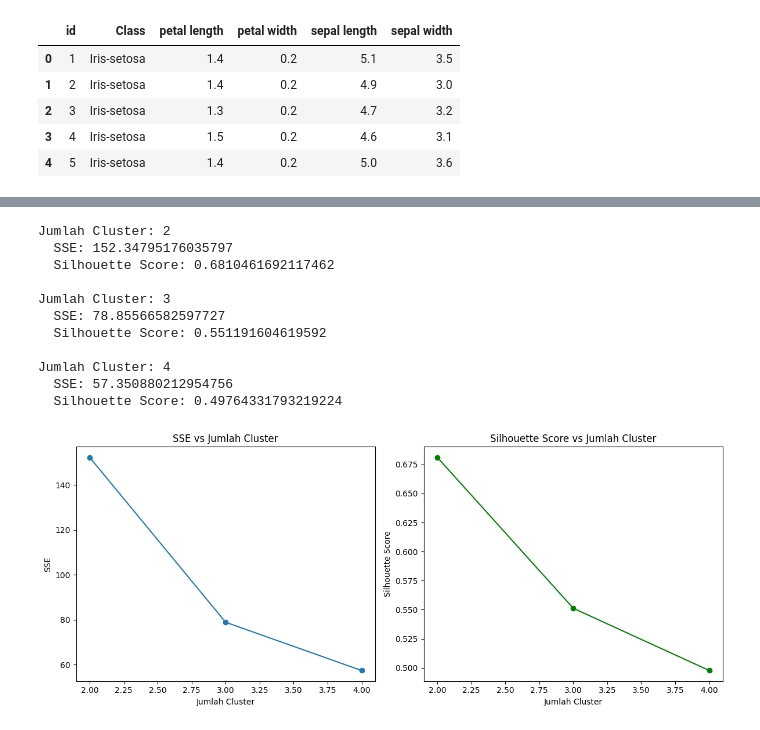
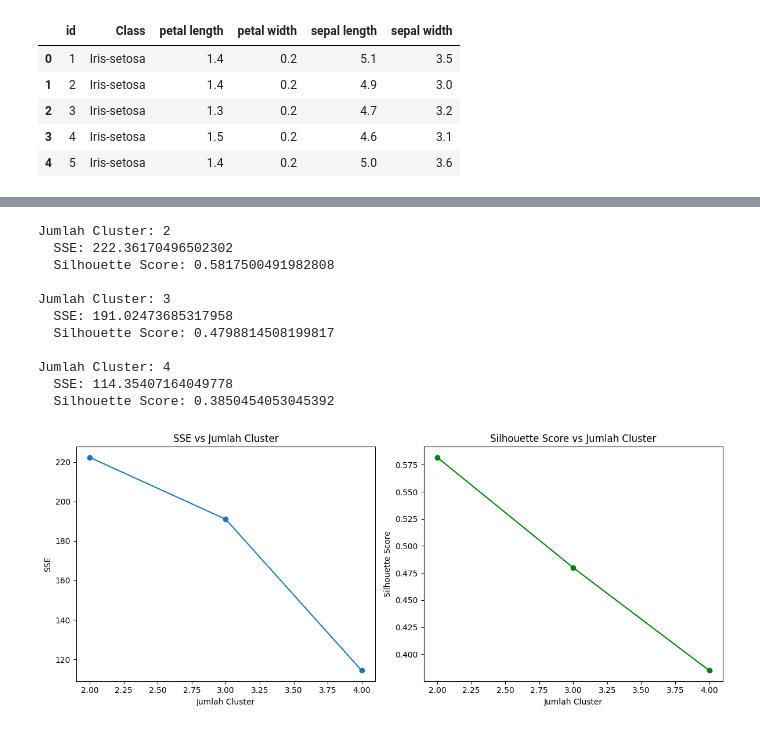
Before and after one commit to wildan2312/pendata, a Jupyter notebook: tugas/_build/jupyter_execute/k-mean.ipynb, the cells around one changed output, grey strips where cells are left out. Saved outputs shown, nothing was run; the diff lists cells and outputs as text; code cells hidden in the pictures.

```diff
--- a/tugas/_build/jupyter_execute/k-mean.ipynb
+++ b/tugas/_build/jupyter_execute/k-mean.ipynb
@@ -57,0 +80,20 @@ data = pd.DataFrame(iris.data, columns=iris.feature_names)
+# %%
+# Load data iris (tanpa kolom class)
+iris = load_iris()
+data = pd.DataFrame(iris.data, columns=iris.feature_names)
+
+# Tambahkan kolom ID
+data['ID'] = data.index
+
+# Siapkan fitur dan normalisasi
+fitur = data.drop(columns=['ID'])
+scaler = StandardScaler()
+fitur_scaled = scaler.fit_transform(fitur)
+
+# Konversi ke DataFrame dan gabungkan ID
+fitur_scaled_df = pd.DataFrame(fitur_scaled, columns=fitur.columns)
+normalized_data = pd.concat([data[['ID']], fitur_scaled_df], axis=1)
+
+# Tampilkan seluruh data sebagai tabel
+pd.set_option('display.max_rows', None)
+display(normalized_data)
@@ -58,49 +188,53 @@ data = pd.DataFrame(iris.data, columns=iris.feature_names)
 # %%
-# Simpan hasil untuk SSE dan Silhouette
+# Simpan hasil SSE dan Silhouette
 sse = []
 silhouette = []
 
 # Coba jumlah cluster dari 2 sampai 4
 for k in range(2, 5):
     kmeans = KMeans(n_clusters=k, random_state=42)
-    cluster_labels = kmeans.fit_predict(data)
+    cluster_labels = kmeans.fit_predict(fitur_scaled)
 
     sse.append(kmeans.inertia_)  # SSE
-    silhouette.append(silhouette_score(data, cluster_labels))  # Silhouette
+    silhouette.append(silhouette_score(fitur_scaled, cluster_labels))  # Silhouette
 
 # Tampilkan hasil
 for i, k in enumerate(range(2, 5)):
-    print(f"Jumlah Cluster: {k}")
+    print(f"\nJumlah Cluster: {k}")
     print(f"  SSE: {sse[i]}")
-    print(f"  Silhouette Score: {silhouette[i]}\n")
+    print(f"  Silhouette Score: {silhouette[i]}")
 
 # Visualisasi
 plt.figure(figsize=(12, 5))
 
 plt.subplot(1, 2, 1)
 plt.plot(range(2, 5), sse, marker='o')
 plt.title('SSE vs Jumlah Cluster')
 plt.xlabel('Jumlah Cluster')
 plt.ylabel('SSE')
 
 plt.subplot(1, 2, 2)
 plt.plot(range(2, 5), silhouette, marker='o', color='green')
 plt.title('Silhouette Score vs Jumlah Cluster')
 plt.xlabel('Jumlah Cluster')
 plt.ylabel('Silhouette Score')
 
 plt.tight_layout()
 plt.show()
+
+# Clustering akhir dengan k = 3
+kmeans_final = KMeans(n_clusters=3, random_state=42)
+data['Cluster'] = kmeans_final.fit_predict(fitur_scaled)
 # %% [output]
 Jumlah Cluster: 2
-  SSE: 152.34795176035797
-  Silhouette Score: 0.6810461692117462
+  SSE: 222.36170496502302
+  Silhouette Score: 0.5817500491982808
 
 Jumlah Cluster: 3
-  SSE: 78.85566582597727
-  Silhouette Score: 0.551191604619592
+  SSE: 191.02473685317958
+  Silhouette Score: 0.4798814508199817
 
 Jumlah Cluster: 4
-  SSE: 57.350880212954756
-  Silhouette Score: 0.49764331793219224
+  SSE: 114.35407164049778
+  Silhouette Score: 0.3850454053045392
-[figure, old version]
+[figure, new version]
```
Also changed, not shown: parts of 15 cells of this notebook, 25 other files.
